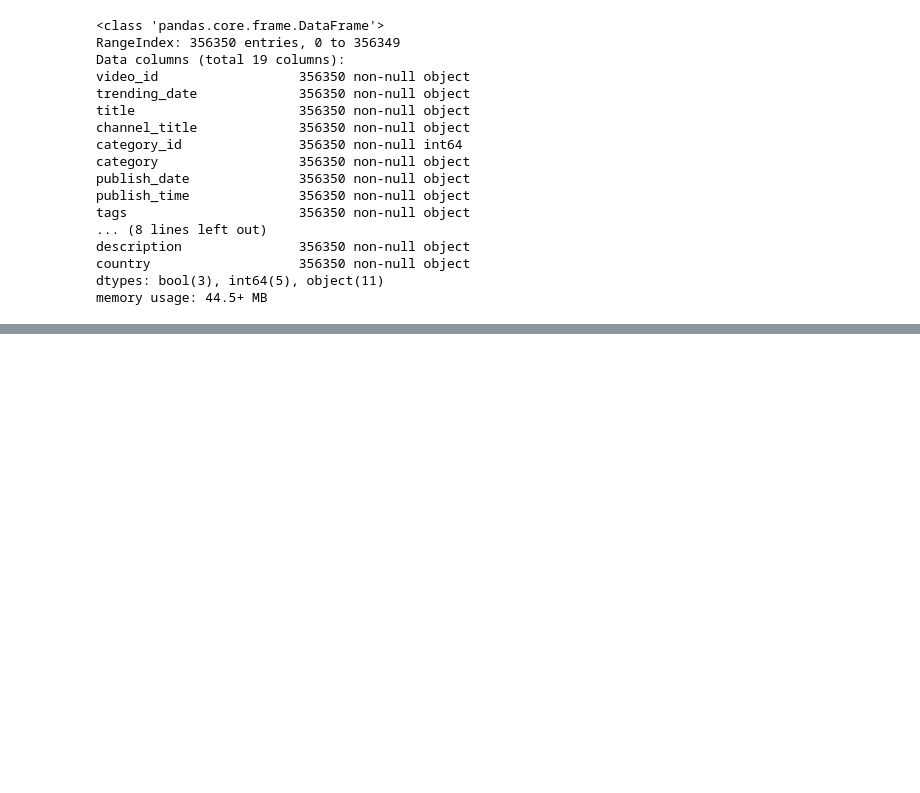
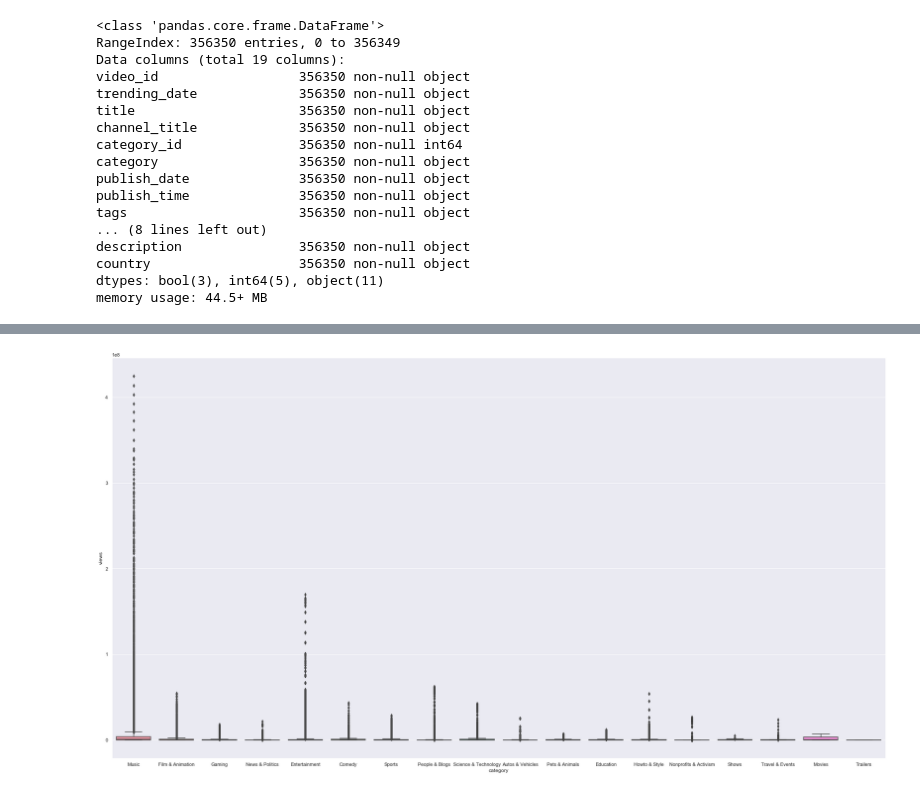
Before and after one commit to Carlene/youtube_trending, a Jupyter notebook: youtube_project.ipynb, the cells around one changed output, grey strips where cells are left out. Drawn from its saved outputs; the diff is of its cells as text; code cells hidden in the pictures; blank space fills up the shorter version.

```diff
--- a/youtube_project.ipynb
+++ b/youtube_project.ipynb
@@ -47,0 +63,5 @@ memory usage: 44.5+ MB
+# %%
+sns.set(rc={'figure.figsize':(32,17)})
+ax = sns.boxplot(x="category", y="views", data=df_all_timestamps)
+# %% [output]
+[figure, added]
```
Also changed, not shown: parts of 4 cells of this notebook.
